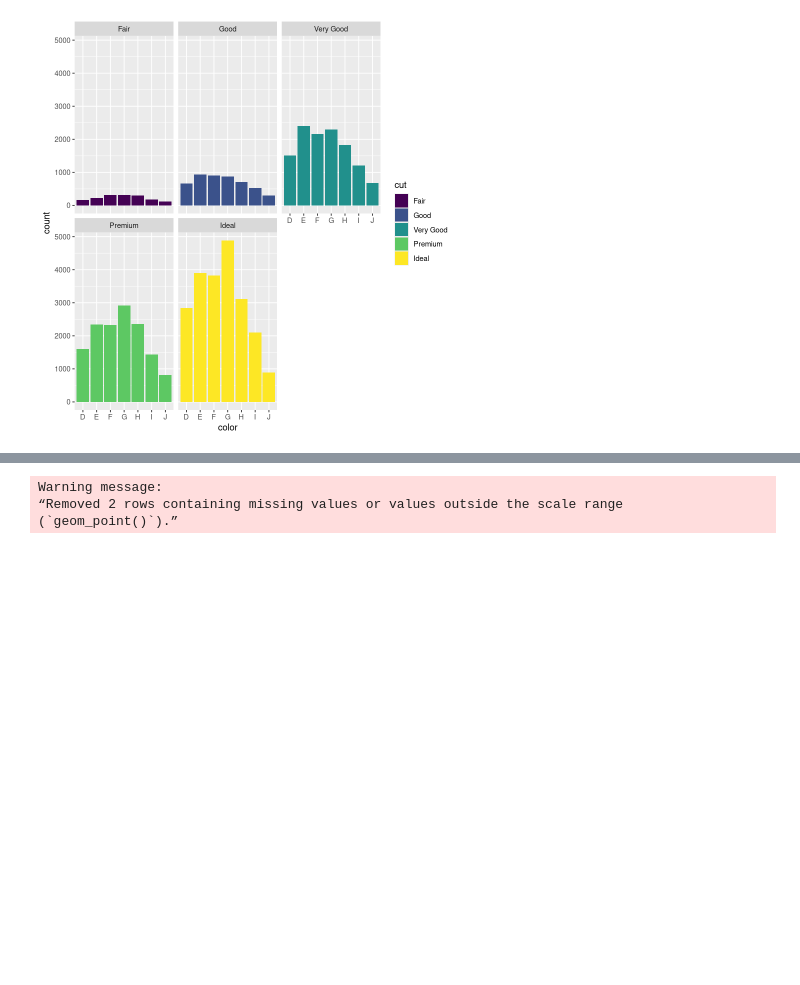
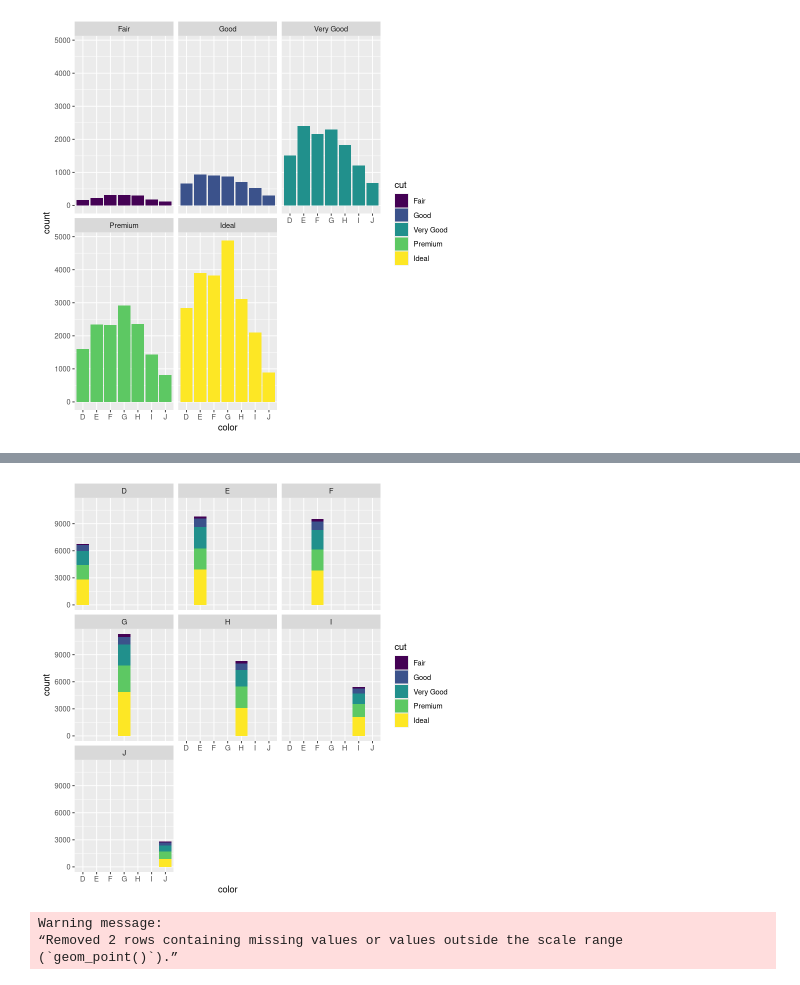
Before and after one commit to AdnanAI7/data_analysis, a Jupyter notebook: R Notebook /started.ipynb, the cells around one changed output, grey strips where cells are left out. Saved outputs shown, nothing was run; the diff lists cells and outputs as text; code cells hidden in the pictures; blank space fills up the shorter version.

```diff
--- a/R Notebook /started.ipynb
+++ b/R Notebook /started.ipynb
@@ -2818,3 +2823,9 @@ ggplot(data=diamonds)+
+# %%
+ggplot(data = diamonds) +
+
+  geom_bar(mapping = aes(x = color, fill = cut)) + facet_wrap(~color)
+# %% [output]
+[figure, added]
 # %%
 ggplot(data=penguins)+
     geom_point(mapping=aes(x=flipper_length_mm, y=body_mass_g,color=species))+facet_grid(sex~species)
```
Also changed, not shown: parts of 2 cells of this notebook.
